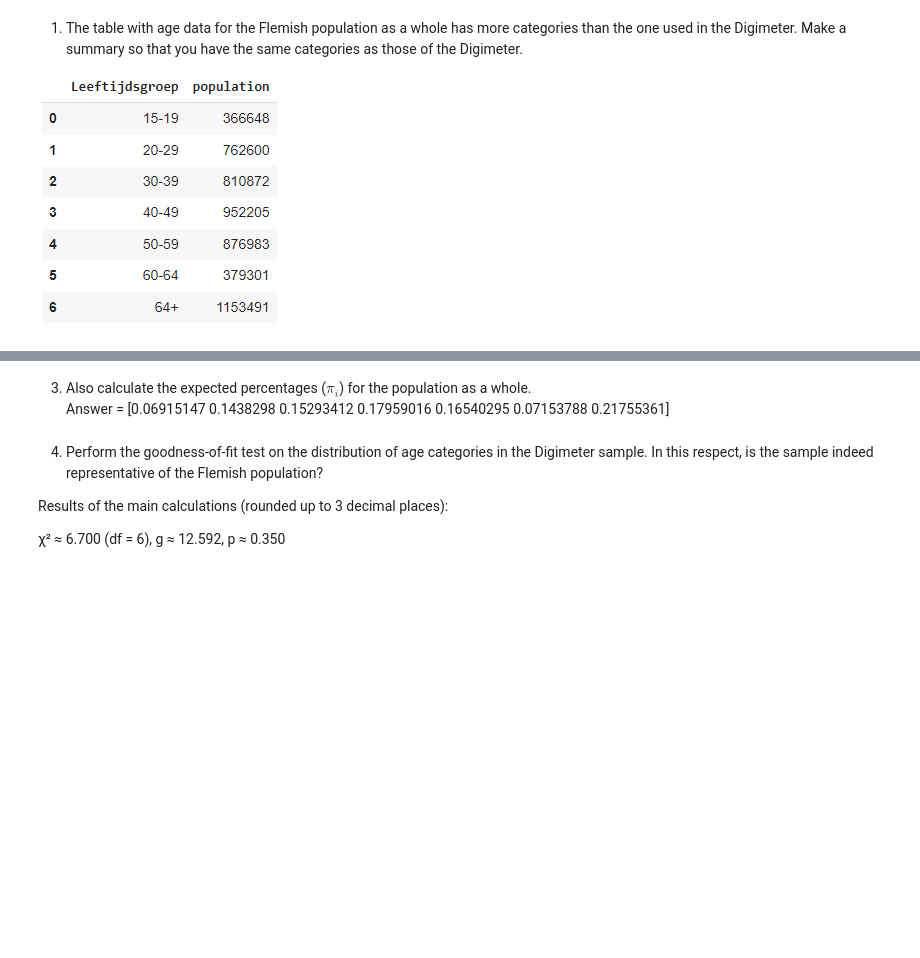
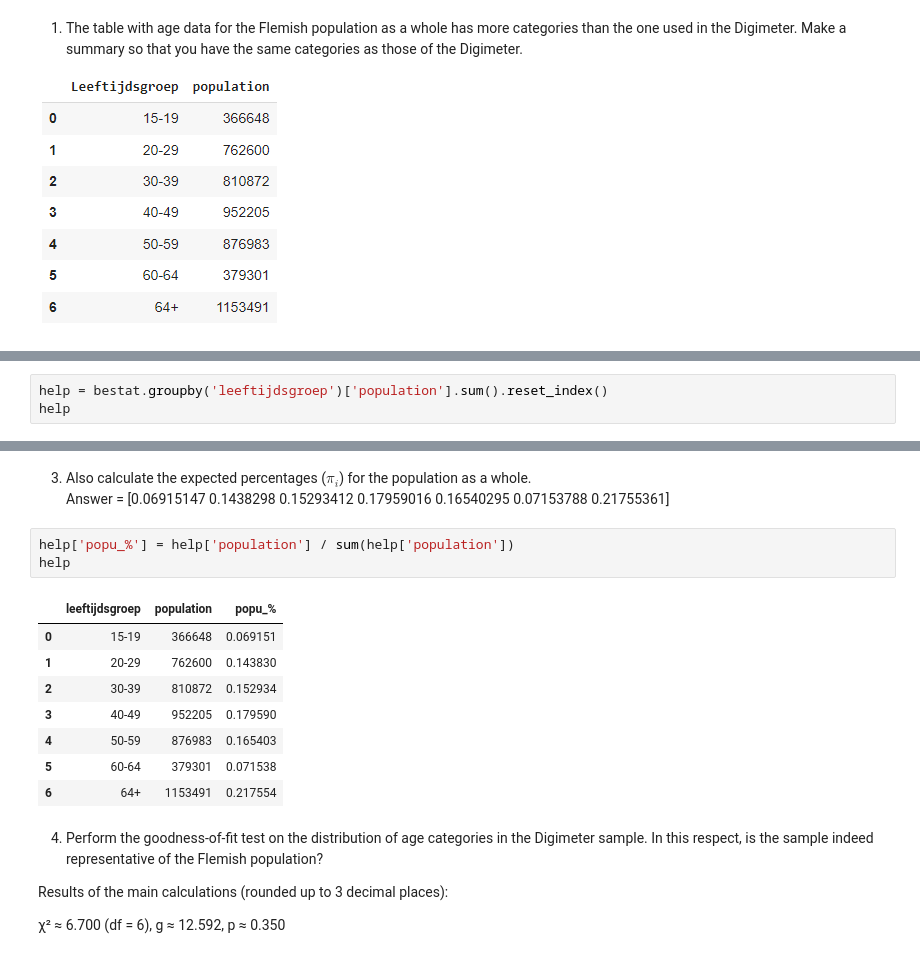
Before and after one commit to Bataklik/Data-Science-_-AI, a Jupyter notebook: 4-bivariate-qual/labs_chi_squared.ipynb, the cells around one changed output, grey strips where cells are left out. Cells and saved outputs as stored; diff of their text form; blank space fills up the shorter version.

```diff
--- a/4-bivariate-qual/labs_chi_squared.ipynb
+++ b/4-bivariate-qual/labs_chi_squared.ipynb
@@ -378,0 +506,3 @@ Answer = [142.824 307.288 324.6   352.732 374.372 157.972 502.048]
+# %%
+help = bestat.groupby('leeftijdsgroep')['population'].sum().reset_index()
+help
@@ -379,7 +518,19 @@ Answer = [142.824 307.288 324.6   352.732 374.372 157.972 502.048]
 # %% [markdown]
 3. Also calculate the expected percentages ($\pi_i$) for the population as a whole.
-Answer = [0.06915147 0.1438298  0.15293412 0.17959016 0.16540295 0.07153788
- 0.21755361]
+   Answer = [0.06915147 0.1438298 0.15293412 0.17959016 0.16540295 0.07153788
+   0.21755361]
+# %%
+help['popu_%'] = help['population'] / sum(help['population'])
+help
+# %% [output]
+|  | leeftijdsgroep | population | popu_% |
+| 0 | 15-19 | 366648 | 0.069151 |
+| 1 | 20-29 | 762600 | 0.143830 |
+| 2 | 30-39 | 810872 | 0.152934 |
+| 3 | 40-49 | 952205 | 0.179590 |
+| 4 | 50-59 | 876983 | 0.165403 |
+| 5 | 60-64 | 379301 | 0.071538 |
+| 6 | 64+ | 1153491 | 0.217554 |
 # %% [markdown]
 4. Perform the goodness-of-fit test on the distribution of age categories in the Digimeter sample. In this respect, is the sample indeed representative of the Flemish population?
 
```
Also changed, not shown: parts of 29 cells of this notebook, 1 other file.
